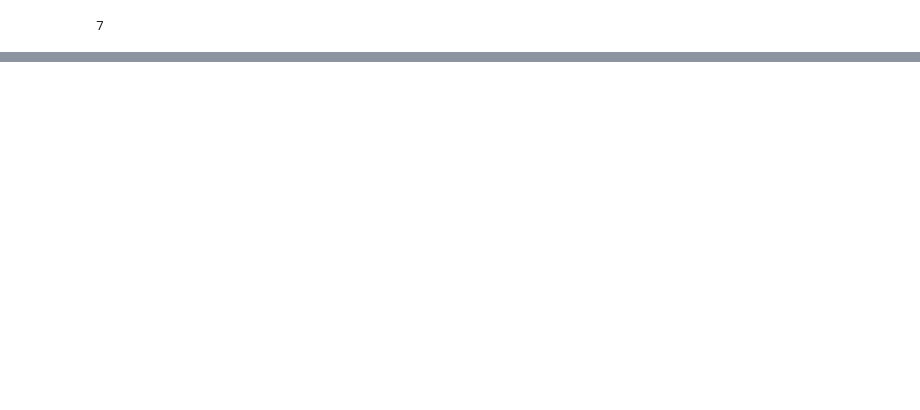
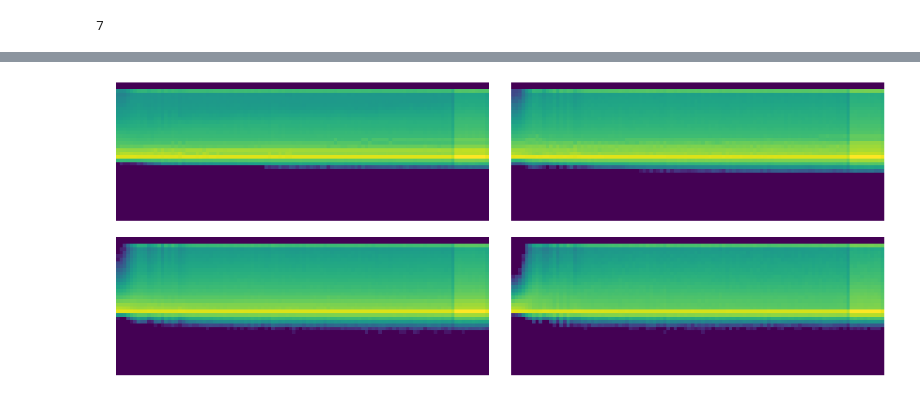
Before and after one commit to RaiAnant/fast.ai_dl2_notebooks, a Jupyter notebook: notebooks/dl2_fastai_lec10.ipynb, the cells around one changed output, grey strips where cells are left out. Drawn from its saved outputs; the diff is of its cells as text; code cells hidden in the pictures; blank space fills up the shorter version.

Commit message:
better init and relu for better activation of each layers

```diff
--- a/notebooks/dl2_fastai_lec10.ipynb
+++ b/notebooks/dl2_fastai_lec10.ipynb
@@ -912,0 +961,28 @@ plt.tight_layout()
+# %%
+def append_stats(hook, mod, inp, outp):
+    if not hasattr(hook,'stats'): hook.stats = ([],[],[])
+    means,stds,hists = hook.stats
+    means.append(outp.data.mean().cpu())
+    stds .append(outp.data.std().cpu())
+    hists.append(outp.data.cpu().histc(40,-7,7))
+# %%
+model =  get_cnn_model(data, nfs, conv_layer, leak=0.1, sub=0.4, maxv=6.)
+init_cnn(model)
+learn,run = get_runner(model, data, lr=0.9, cbs=cbfs)
+# %%
+with Hooks(model, append_stats) as hooks:
+    run.fit(1, learn)
+    fig,(ax0,ax1) = plt.subplots(1,2, figsize=(10,4))
+    for h in hooks:
+        ms,ss,hi = h.stats
+        ax0.plot(ms[:10])
+        ax1.plot(ss[:10])
+        h.remove()
+    plt.legend(range(5));
+
+    fig,(ax0,ax1) = plt.subplots(1,2, figsize=(10,4))
+    for h in hooks:
+        ms,ss,hi = h.stats
+        ax0.plot(ms)
+        ax1.plot(ss)
+    plt.legend(range(5));
@@ -912,0 +994,8 @@ plt.tight_layout()
+# %%
+fig,axes = plt.subplots(2,2, figsize=(15,6))
+for ax,h in zip(axes.flatten(), hooks[:4]):
+    ax.imshow(get_hist(h), origin='lower')
+    ax.axis('off')
+plt.tight_layout()
+# %% [output]
+[figure, added]
```
Also changed, not shown: parts of 34 cells of this notebook.
